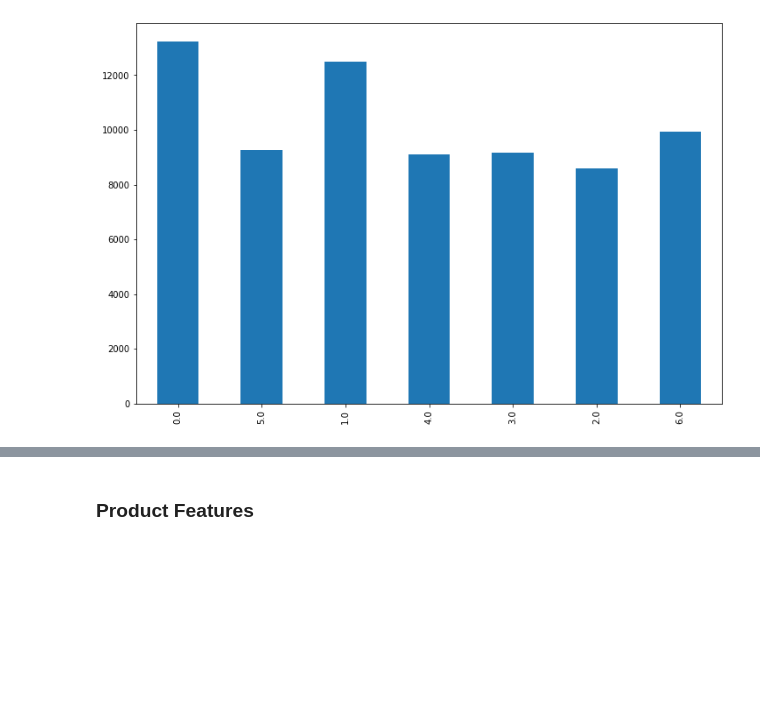
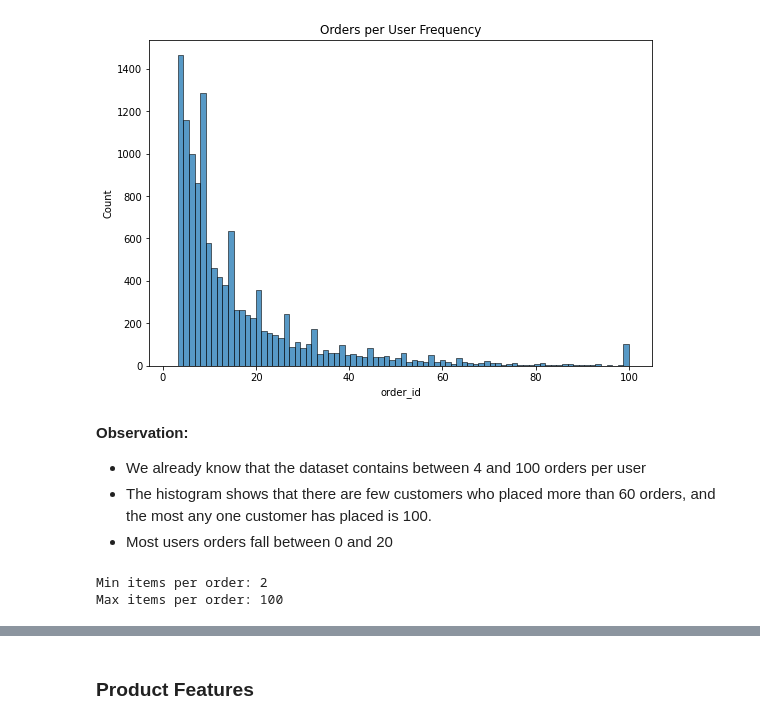
Before and after one commit to brandmend/Instacart_Basket_Prediction_Analysis, a Jupyter notebook: Instacart_EDA_Modeling_MBA.ipynb, the cells around one changed output, grey strips where cells are left out. Saved outputs shown, nothing was run; the diff lists cells and outputs as text; code cells hidden in the pictures; blank space fills up the shorter version.

```diff
--- a/Instacart_EDA_Modeling_MBA.ipynb
+++ b/Instacart_EDA_Modeling_MBA.ipynb
@@ -325,6 +293,25 @@ orders_products['order_hour_of_day'].value_counts(sort=False).plot.bar(figsize=(
-# %%
-# Visualizing most frequent order days
-
-orders_products['order_dow'].value_counts(sort=False).plot.bar(figsize=(12,8));
-# %% [output]
-[figure, removed]
+# %%
+# How many orders are placed by each user?
+fig, ax = plt.subplots(figsize=(9,6))
+
+x = orders.groupby('user_id')['order_id'].count()
+
+# sns.set_style('darkgrid')
+sns.histplot(x=x)
+
+ax.set_title('Orders per User Frequency');
+# %% [output]
+[figure, added]
+# %% [markdown]
+**Observation:**
+- We already know that the dataset contains between 4 and 100 orders per user
+- The histogram shows that there are few customers who placed more than 60 orders, and the most any one customer has placed is 100.
+- Most users orders fall between 0 and 20
+# %%
+# What is the frequency distribution of basket sizes?
+
+print("Min items per order: " + str(x.min()))
+print("Max items per order: " + str(x.max()))
+# %% [output]
+Min items per order: 2
+Max items per order: 100
```
Also changed, not shown: parts of 130 cells of this notebook, 4 other files.
